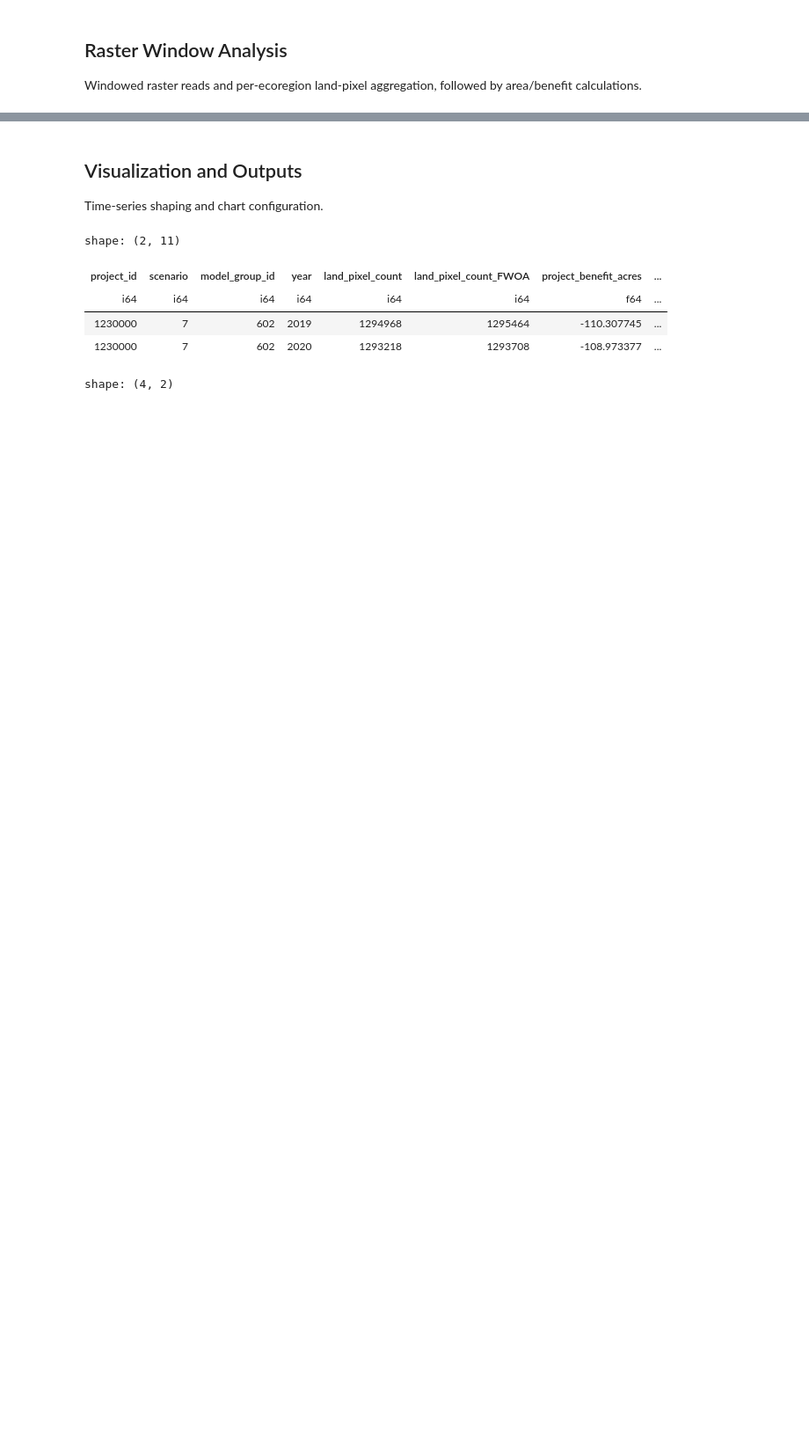
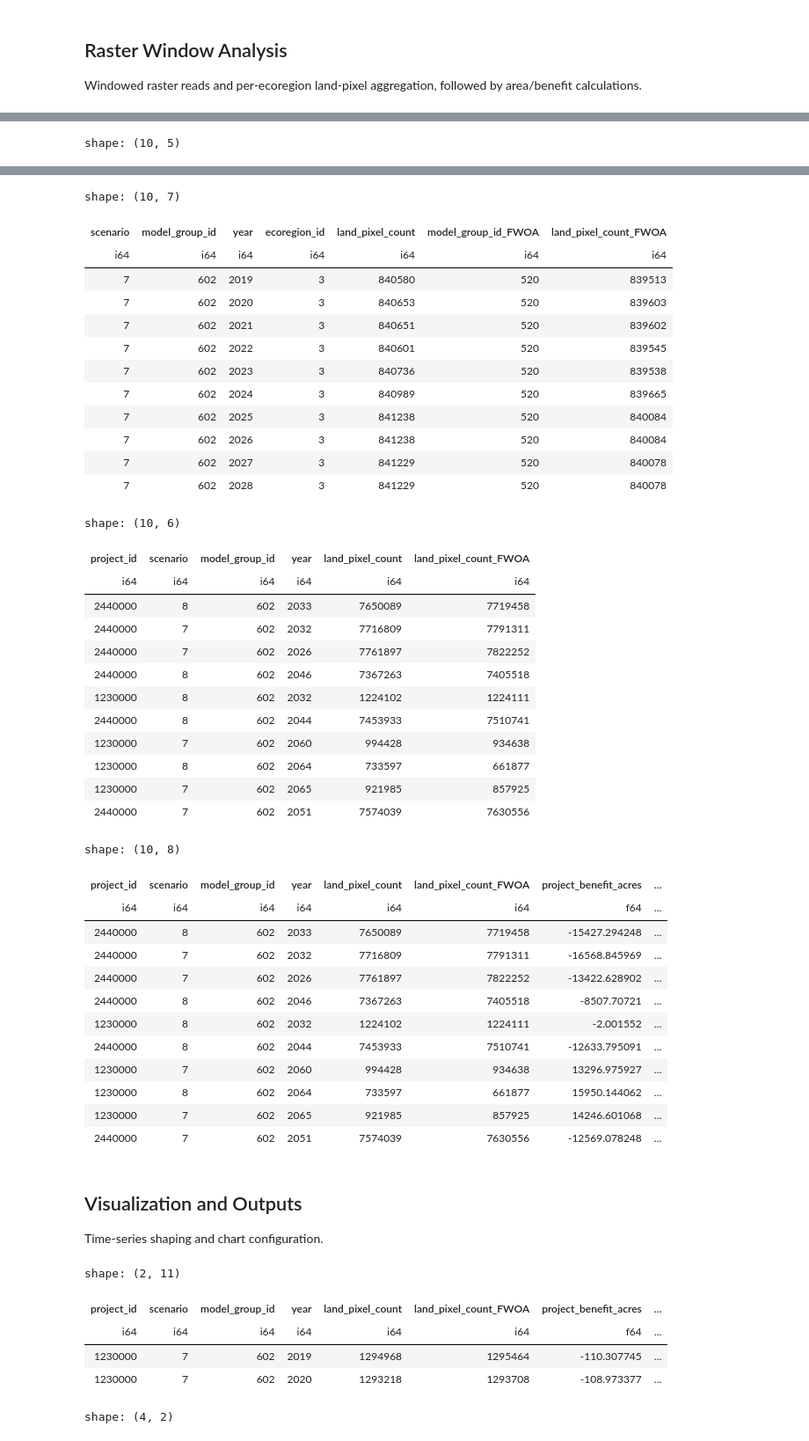
Before and after one commit to CPRA-MP/notebooks, a Jupyter notebook: production/template_analysis_project_benefits.ipynb, the cells around one changed output, grey strips where cells are left out. Shown at 88% size. Cells and saved outputs as stored; diff of their text form; code cells hidden in the pictures; blank space fills up the shorter version.

```diff
--- a/production/template_analysis_project_benefits.ipynb
+++ b/production/template_analysis_project_benefits.ipynb
@@ -302,6 +300,8 @@ Total Run Time for Windowed Analysis: 80.49023342132568
 # %%
 # Convert aggregated pixel-count records into a tabular frame for downstream joins/calculations.
 land_area_df = pl.DataFrame(records)
+
+display(land_area_df.head(10))
 
 # Split project runs (FWA) from the baseline run (FWOA model group 520).
 fwp_land_area = land_area_df.filter(col("model_group_id") != fwoa_model_group)
@@ -312,6 +312,8 @@ joined_land_area = fwp_land_area.join(
     fwoa_land_area,
     on=["ecoregion_id", "year", "scenario"], how="left", suffix="_FWOA"
 )
+
+display(joined_land_area.head(10))
 
 # Map ecoregion/model-group totals back to project_id, then aggregate to project-year level.
 joined_df = (
@@ -326,6 +328,8 @@ joined_df = (
     .agg([col("land_pixel_count").sum(), col("land_pixel_count_FWOA").sum()])
     .sort("model_group_id")
 )
+
+display(joined_df.head(10))
 
 # Benefit area = project scenario land area minus baseline land area (in native square meters).
 difference_area_exp = (
@@ -355,3 +359,7 @@ joined_df = joined_df.with_columns(
     difference_area_exp.alias(col_name),
     land_area_exp.alias(land_col_name)
 )
+
+display(joined_df.head(10))
+# %% [output]
+shape: (10, 5)
@@ -358,3 +378,42 @@ joined_df = joined_df.with_columns(
+shape: (10, 7)
+| scenario | model_group_id | year | ecoregion_id | land_pixel_count | model_group_id_FWOA | land_pixel_count_FWOA |
+| i64 | i64 | i64 | i64 | i64 | i64 | i64 |
+| 7 | 602 | 2019 | 3 | 840580 | 520 | 839513 |
+| 7 | 602 | 2020 | 3 | 840653 | 520 | 839603 |
+| 7 | 602 | 2021 | 3 | 840651 | 520 | 839602 |
+| 7 | 602 | 2022 | 3 | 840601 | 520 | 839545 |
+| 7 | 602 | 2023 | 3 | 840736 | 520 | 839538 |
+| 7 | 602 | 2024 | 3 | 840989 | 520 | 839665 |
+| 7 | 602 | 2025 | 3 | 841238 | 520 | 840084 |
+| 7 | 602 | 2026 | 3 | 841238 | 520 | 840084 |
+| 7 | 602 | 2027 | 3 | 841229 | 520 | 840078 |
+| 7 | 602 | 2028 | 3 | 841229 | 520 | 840078 |
+shape: (10, 6)
+| project_id | scenario | model_group_id | year | land_pixel_count | land_pixel_count_FWOA |
+| i64 | i64 | i64 | i64 | i64 | i64 |
+| 2440000 | 8 | 602 | 2033 | 7650089 | 7719458 |
+| 2440000 | 7 | 602 | 2032 | 7716809 | 7791311 |
+| 2440000 | 7 | 602 | 2026 | 7761897 | 7822252 |
+| 2440000 | 8 | 602 | 2046 | 7367263 | 7405518 |
+| 1230000 | 8 | 602 | 2032 | 1224102 | 1224111 |
+| 2440000 | 8 | 602 | 2044 | 7453933 | 7510741 |
+| 1230000 | 7 | 602 | 2060 | 994428 | 934638 |
+| 1230000 | 8 | 602 | 2064 | 733597 | 661877 |
+| 1230000 | 7 | 602 | 2065 | 921985 | 857925 |
+| 2440000 | 7 | 602 | 2051 | 7574039 | 7630556 |
+shape: (10, 8)
+| project_id | scenario | model_group_id | year | land_pixel_count | land_pixel_count_FWOA | project_benefit_acres | ... |
+| i64 | i64 | i64 | i64 | i64 | i64 | f64 | ... |
+| 2440000 | 8 | 602 | 2033 | 7650089 | 7719458 | -15427.294248 | ... |
+| 2440000 | 7 | 602 | 2032 | 7716809 | 7791311 | -16568.845969 | ... |
+| 2440000 | 7 | 602 | 2026 | 7761897 | 7822252 | -13422.628902 | ... |
+| 2440000 | 8 | 602 | 2046 | 7367263 | 7405518 | -8507.70721 | ... |
+| 1230000 | 8 | 602 | 2032 | 1224102 | 1224111 | -2.001552 | ... |
+| 2440000 | 8 | 602 | 2044 | 7453933 | 7510741 | -12633.795091 | ... |
+| 1230000 | 7 | 602 | 2060 | 994428 | 934638 | 13296.975927 | ... |
+| 1230000 | 8 | 602 | 2064 | 733597 | 661877 | 15950.144062 | ... |
+| 1230000 | 7 | 602 | 2065 | 921985 | 857925 | 14246.601068 | ... |
+| 2440000 | 7 | 602 | 2051 | 7574039 | 7630556 | -12569.078248 | ... |
 # %% [markdown]
 ## Visualization and Outputs
 Time-series shaping and chart configuration.
```
Also changed, not shown: parts of 5 cells of this notebook.
